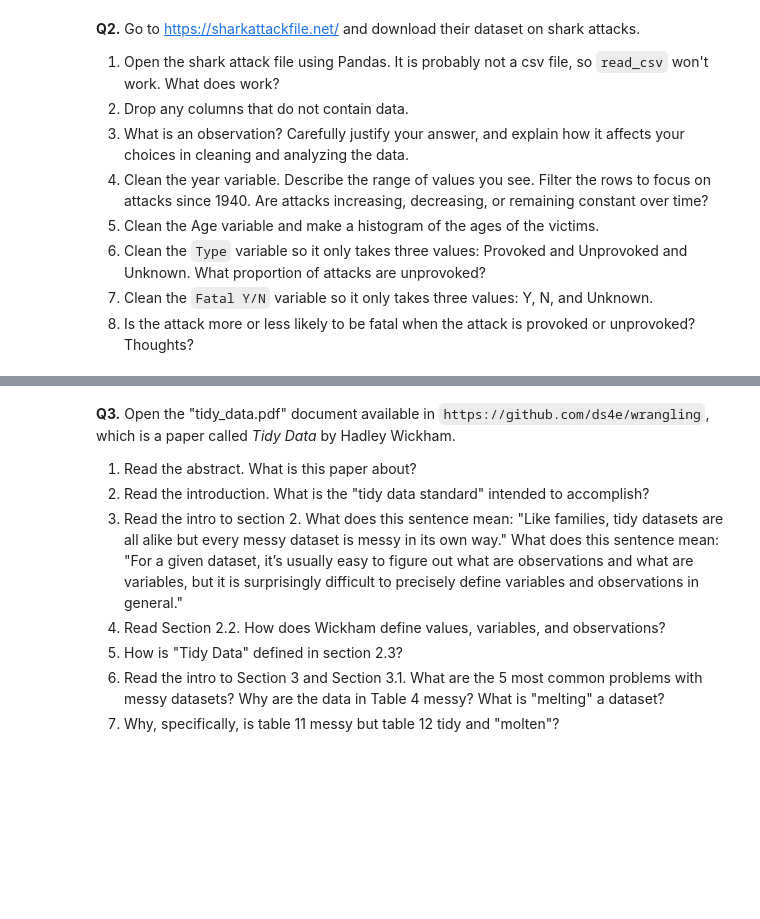
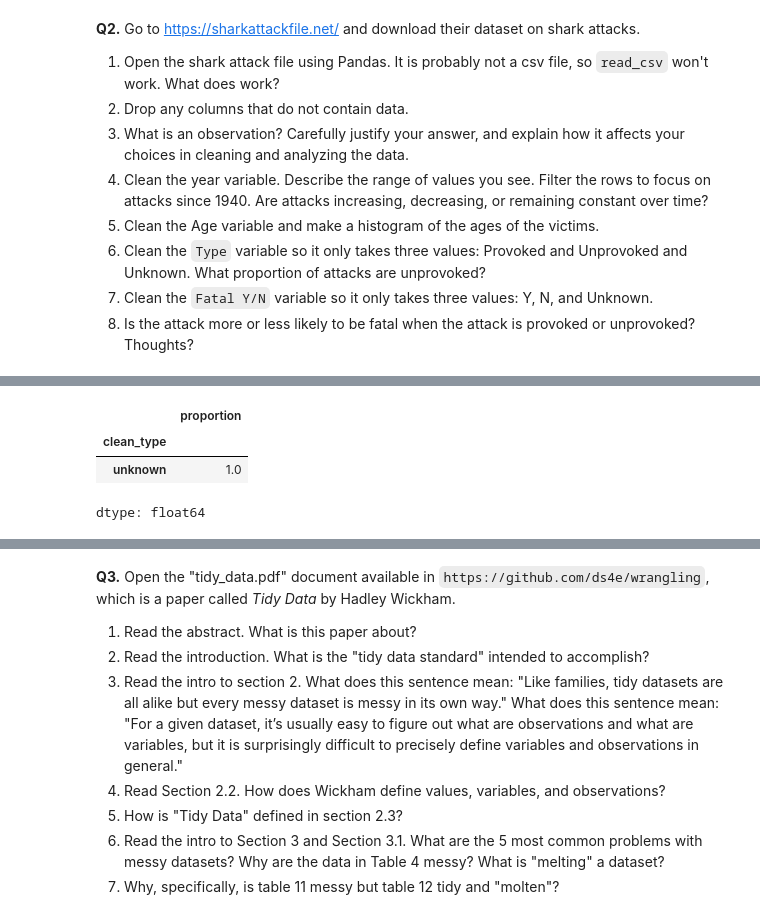
Before and after one commit to JasonYe05/undergrad_ml_assignments, a Jupyter notebook: 01_assignment_wrangling_and_eda.ipynb, the cells around one changed output, grey strips where cells are left out. Saved outputs shown, nothing was run; the diff lists cells and outputs as text; code cells hidden in the pictures; blank space fills up the shorter version.

```diff
--- a/01_assignment_wrangling_and_eda.ipynb
+++ b/01_assignment_wrangling_and_eda.ipynb
@@ -146,0 +224,7 @@ The median imputation made the missing listings look average. Estimates using re
+# %%
+df_shark["clean_type"].value_counts(normalize=True)
+# %% [output]
+|  | proportion |
+| clean_type |  |
+| unknown | 1.0 |
+dtype: float64
```
Also changed, not shown: parts of 10 cells of this notebook.
